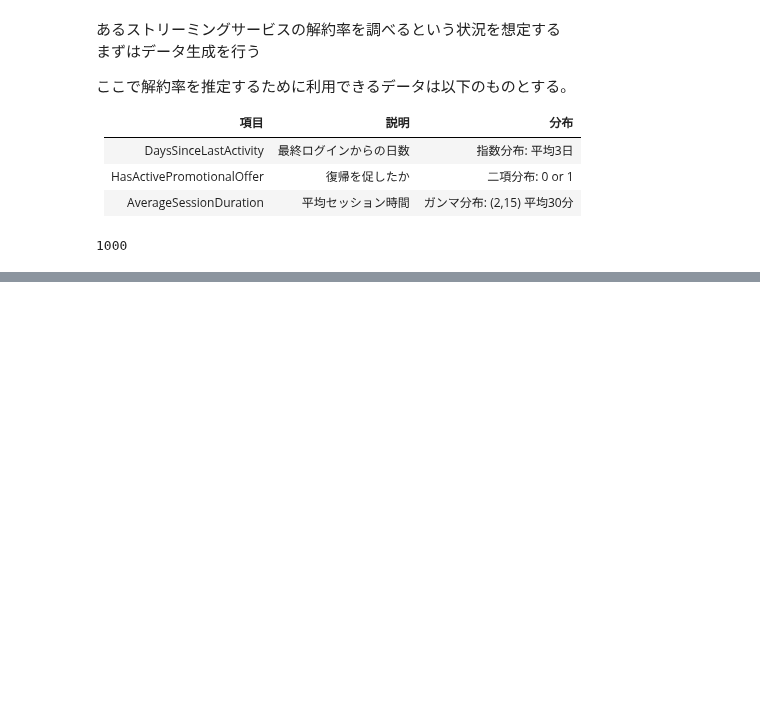
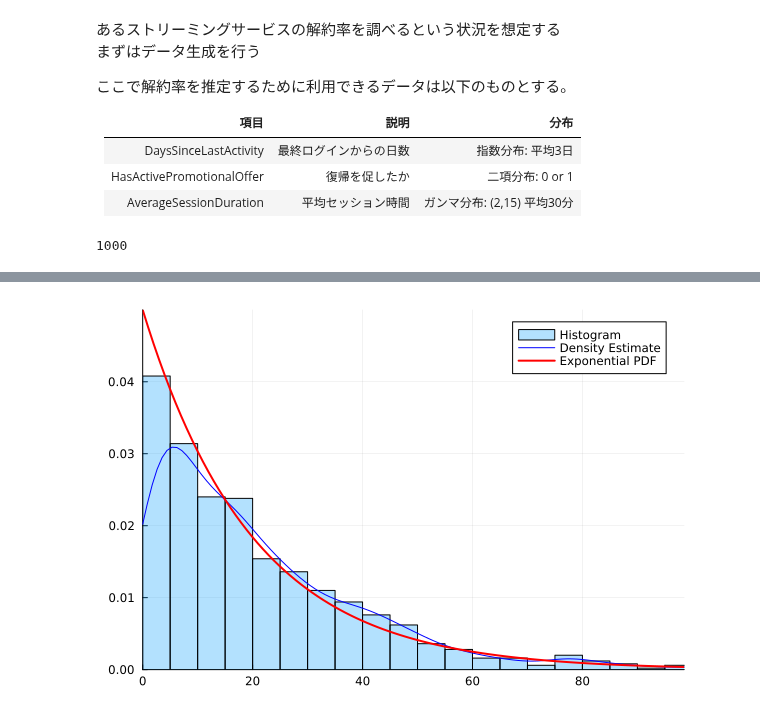
Before and after one commit to tndd/Mymljl, a Jupyter notebook: src/011_prac_self_model.ipynb, the cells around one changed output, grey strips where cells are left out. Drawn from its saved outputs; the diff is of its cells as text; code cells hidden in the pictures; blank space fills up the shorter version.

```diff
--- a/src/011_prac_self_model.ipynb
+++ b/src/011_prac_self_model.ipynb
@@ -62,0 +57,29 @@ ylabel!("Density/Relative Frequency")
+# %%
+# Combined Histogram and Density plot on the same plot
+combined_plot = histogram(
+    DaysSinceLastActivity,
+    bins=30,
+    normalize=true,   # Crucial for density plot
+    fillalpha = 0.3,
+    linecolor = :black,
+    label = "Histogram",
+    xlims = (0, quantile(DaysSinceLastActivity, 0.99))
+)
+density!(DaysSinceLastActivity,
+    fillalpha = 0.6,
+    linecolor = :blue,
+    label = "Density Estimate",
+)
+# Overlay the theoretical distribution
+x = range(0, quantile(DaysSinceLastActivity, 0.99), length=100)
+plot!(
+    x,
+    pdf(Exponential(20), x),
+    linewidth=2,
+    color=:red,
+    label="Exponential PDF"
+)
+
+display(combined_plot)
+# %% [output]
+[figure, added]
```
Also changed, not shown: parts of 2 cells of this notebook.
